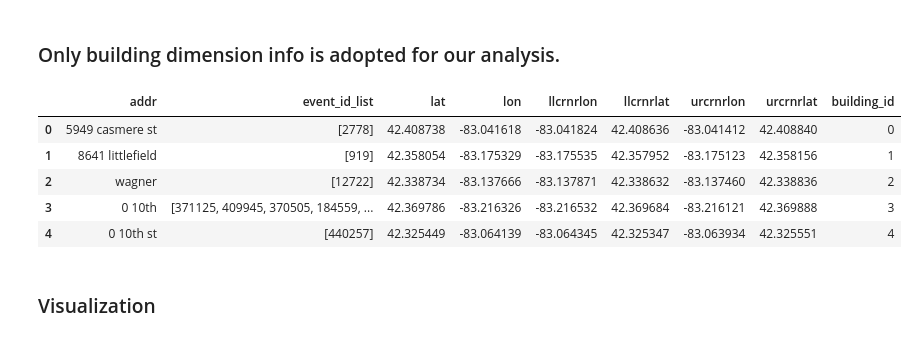
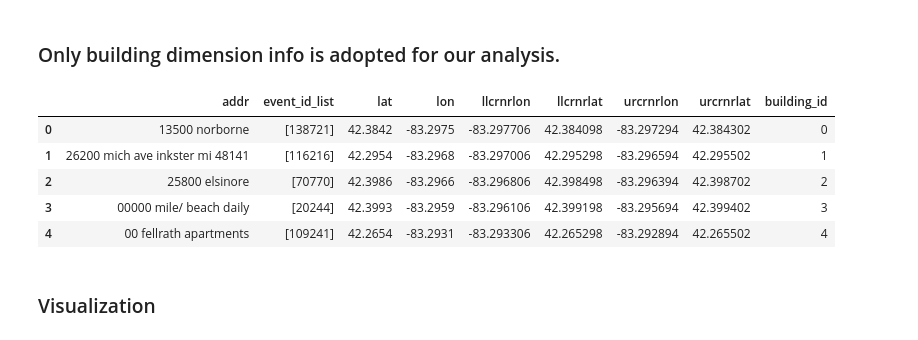
Before and after one commit to cyang019/blight_fight, a Jupyter notebook: src/Building_List.ipynb, the cells around one changed output. Cells and saved outputs as stored; diff of their text form; code cells hidden in the pictures.

Commit message:
building list adjusted

```diff
--- a/src/Building_List.ipynb
+++ b/src/Building_List.ipynb
@@ -121,0 +216,3 @@ buildings.head(10)
+# %%
+buildings_part1 = pd.DataFrame(buildings_concise)
+buildings_part1.shape
@@ -122,5 +225,7 @@ buildings.head(10)
+# %%
+buildings_all = pd.concat([buildings_part1, events_part2_df])
 # %% [markdown]
 ### Get rid of void coordinates
 # %%
-buildings = buildings[(buildings['lat']>42) & (buildings['lat']<42.5) & (buildings['lon']>-84) & (buildings['lon']<-82)]
+buildings_all = buildings_all[(buildings_all['lat']>42) & (buildings_all['lat']<42.5) & (buildings_all['lon']>-84) & (buildings_all['lon']<-82)]
 # %%
@@ -168,19 +273,19 @@ The coordinate of this building from data.detroitmi.gov is different from data g
 length = 0.000411
 width = 0.000204  # These results come from step 0.
 # %%
-buildings['llcrnrlon'] = buildings['lon'] - length/2
-buildings['llcrnrlat'] = buildings['lat'] - width/2
-buildings['urcrnrlon'] = buildings['lon'] + length/2
-buildings['urcrnrlat'] = buildings['lat'] + width/2
+buildings_all['llcrnrlon'] = buildings_all['lon'] - length/2
+buildings_all['llcrnrlat'] = buildings_all['lat'] - width/2
+buildings_all['urcrnrlon'] = buildings_all['lon'] + length/2
+buildings_all['urcrnrlat'] = buildings_all['lat'] + width/2
 
-buildings['building_id'] = np.arange(0,buildings.shape[0])
+buildings_all['building_id'] = np.arange(0,buildings_all.shape[0])
 # %%
-buildings.head()
+buildings_all.head()
 # %% [output]
 |  | addr | event_id_list | lat | lon | llcrnrlon | llcrnrlat | urcrnrlon | urcrnrlat | building_id |
-| 0 | 5949 casmere st | [2778] | 42.408738 | -83.041618 | -83.041824 | 42.408636 | -83.041412 | 42.408840 | 0 |
-| 1 | 8641 littlefield | [919] | 42.358054 | -83.175329 | -83.175535 | 42.357952 | -83.175123 | 42.358156 | 1 |
-| 2 | wagner | [12722] | 42.338734 | -83.137666 | -83.137871 | 42.338632 | -83.137460 | 42.338836 | 2 |
-| 3 | 0 10th | [371125, 409945, 370505, 184559, ... | 42.369786 | -83.216326 | -83.216532 | 42.369684 | -83.216121 | 42.369888 | 3 |
-| 4 | 0 10th st | [440257] | 42.325449 | -83.064139 | -83.064345 | 42.325347 | -83.063934 | 42.325551 | 4 |
+| 0 | 13500 norborne | [138721] | 42.3842 | -83.2975 | -83.297706 | 42.384098 | -83.297294 | 42.384302 | 0 |
+| 1 | 26200 mich ave inkster mi 48141 | [116216] | 42.2954 | -83.2968 | -83.297006 | 42.295298 | -83.296594 | 42.295502 | 1 |
+| 2 | 25800 elsinore | [70770] | 42.3986 | -83.2966 | -83.296806 | 42.398498 | -83.296394 | 42.398702 | 2 |
+| 3 | 00000 mile/ beach daily | [20244] | 42.3993 | -83.2959 | -83.296106 | 42.399198 | -83.295694 | 42.399402 | 3 |
+| 4 | 00 fellrath apartments | [109241] | 42.2654 | -83.2931 | -83.293306 | 42.265298 | -83.292894 | 42.265502 | 4 |
 # %%
```
Also changed, not shown: parts of 19 cells of this notebook, 3 other files.
